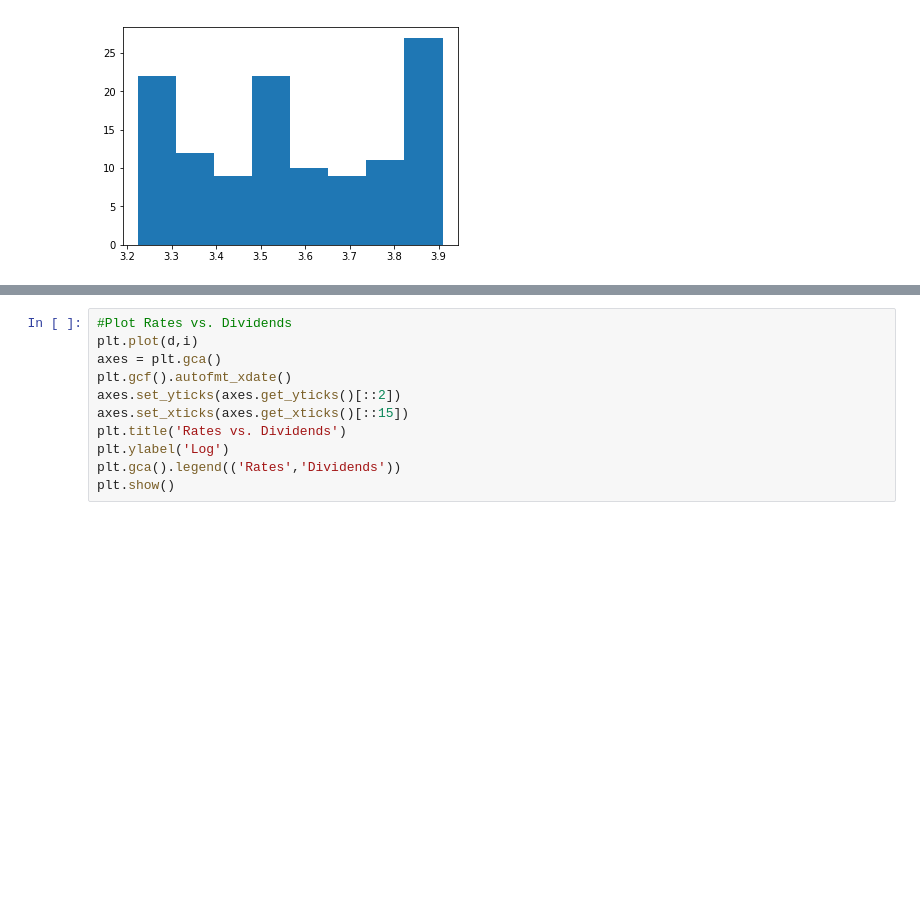
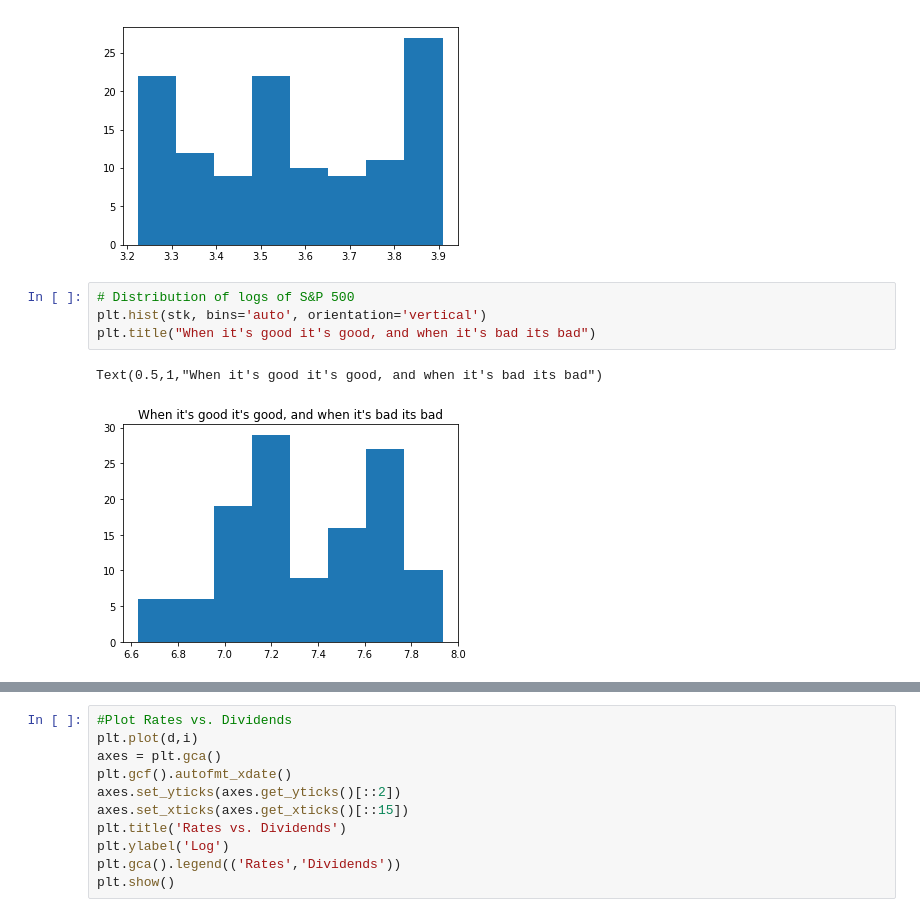
Before and after one commit to benlusamba/nutilities, a Jupyter notebook: market.ipynb, the cells around one changed output, grey strips where cells are left out. Drawn from its saved outputs; the diff is of its cells as text; blank space fills up the shorter version.

```diff
--- a/market.ipynb
+++ b/market.ipynb
@@ -104,6 +105,13 @@ plt.hist(d_l, bins='auto', orientation='vertical')
         3.65240264, 3.73787285, 3.82334306, 3.90881327]),
  <a list of 8 Patch objects>)
 [figure]
+# %%
+# Distribution of logs of S&P 500
+plt.hist(stk, bins='auto', orientation='vertical')
+plt.title("When it's good it's good, and when it's bad its bad")
+# %% [output]
+Text(0.5,1,"When it's good it's good, and when it's bad its bad")
+[figure, added]
 # %%
 #Logistic Regression of interest rate/dividends
 model = sm.OLS(i_l, d_l).fit()
```
Also changed, not shown: parts of 5 cells of this notebook.
